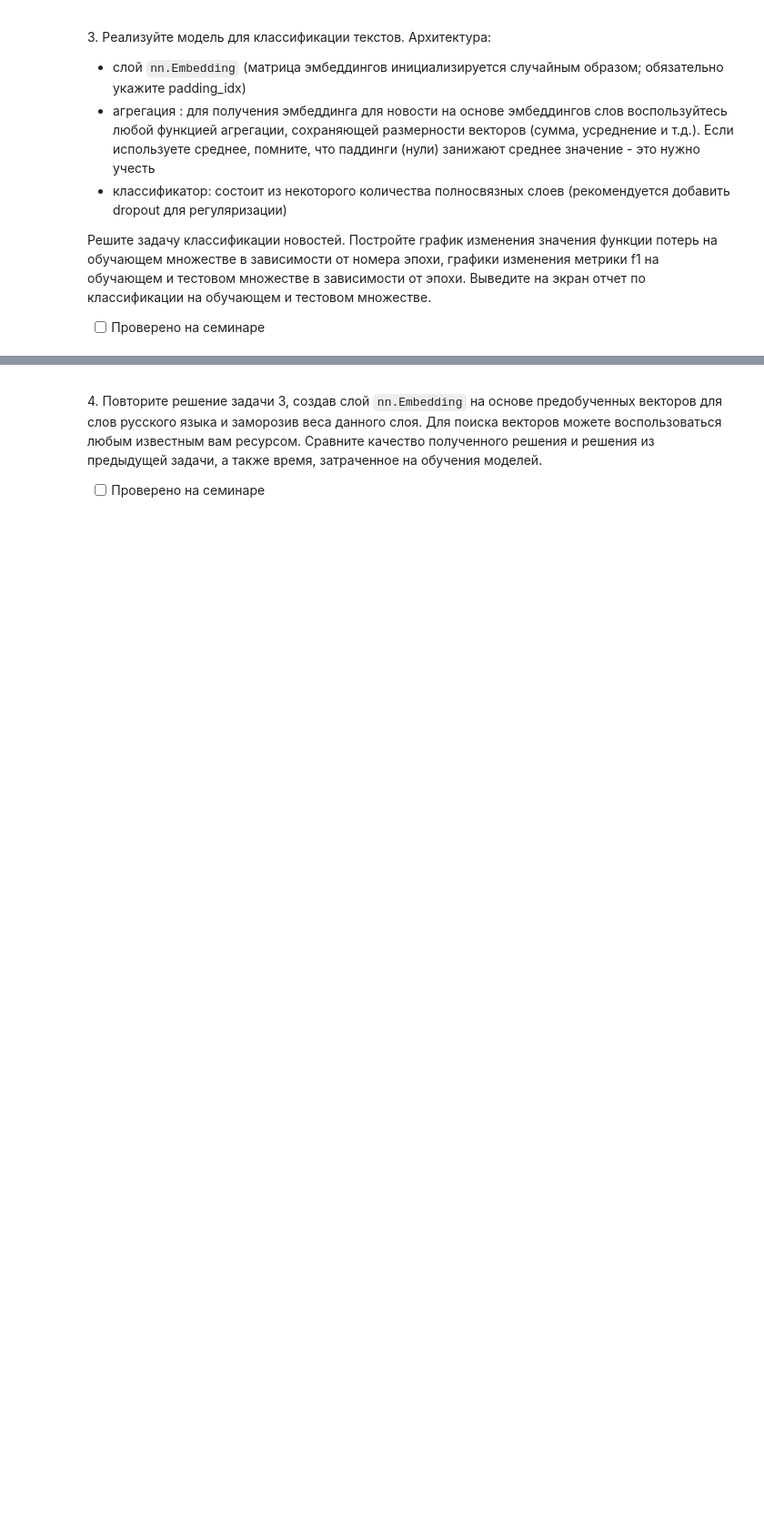
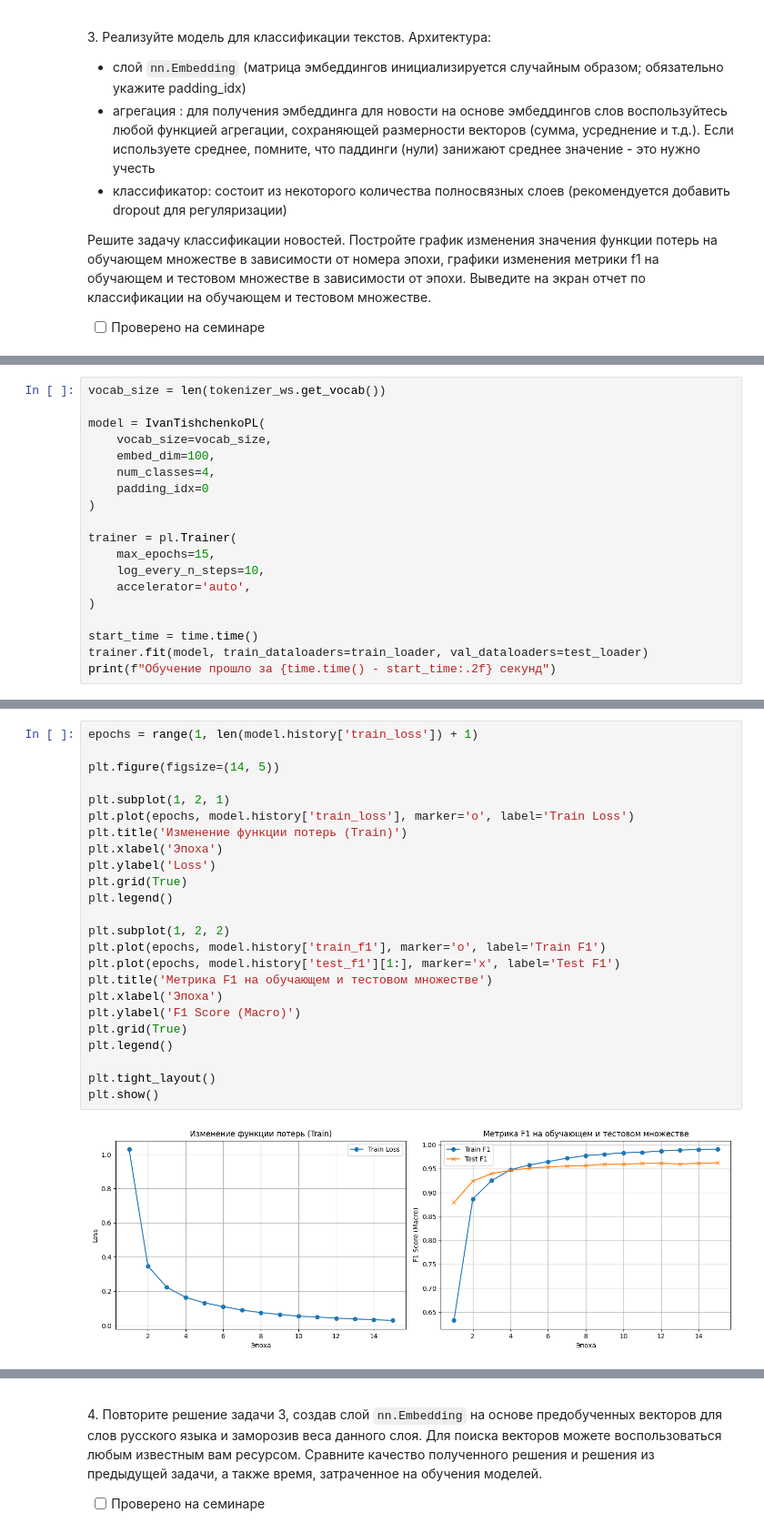
Before and after one commit to Ackrome/FU, a Jupyter notebook: Course_3/NLP/02_embeddings/02_3_embeddings_for_text_classification.ipynb, the cells around one changed output, grey strips where cells are left out. Shown at 91% size. Saved outputs shown, nothing was run; the diff lists cells and outputs as text; blank space fills up the shorter version.

```diff
--- a/Course_3/NLP/02_embeddings/02_3_embeddings_for_text_classification.ipynb
+++ b/Course_3/NLP/02_embeddings/02_3_embeddings_for_text_classification.ipynb
@@ -288,0 +382,19 @@ print(f"Классы: {train_dataset.label2id}")
+# %%
+vocab_size = len(tokenizer_ws.get_vocab())
+
+model = IvanTishchenkoPL(
+    vocab_size=vocab_size,
+    embed_dim=100,
+    num_classes=4,
+    padding_idx=0
+)
+
+trainer = pl.Trainer(
+    max_epochs=15,
+    log_every_n_steps=10,
+    accelerator='auto',
+)
+
+start_time = time.time()
+trainer.fit(model, train_dataloaders=train_loader, val_dataloaders=test_loader)
+print(f"Обучение прошло за {time.time() - start_time:.2f} секунд")
@@ -288,0 +425,26 @@ print(f"Классы: {train_dataset.label2id}")
+# %%
+epochs = range(1, len(model.history['train_loss']) + 1)
+
+plt.figure(figsize=(14, 5))
+
+plt.subplot(1, 2, 1)
+plt.plot(epochs, model.history['train_loss'], marker='o', label='Train Loss')
+plt.title('Изменение функции потерь (Train)')
+plt.xlabel('Эпоха')
+plt.ylabel('Loss')
+plt.grid(True)
+plt.legend()
+
+plt.subplot(1, 2, 2)
+plt.plot(epochs, model.history['train_f1'], marker='o', label='Train F1')
+plt.plot(epochs, model.history['test_f1'][1:], marker='x', label='Test F1')
+plt.title('Метрика F1 на обучающем и тестовом множестве')
+plt.xlabel('Эпоха')
+plt.ylabel('F1 Score (Macro)')
+plt.grid(True)
+plt.legend()
+
+plt.tight_layout()
+plt.show()
+# %% [output]
+[figure, added]
```
Also changed, not shown: parts of 28 cells of this notebook, 6 other files.
